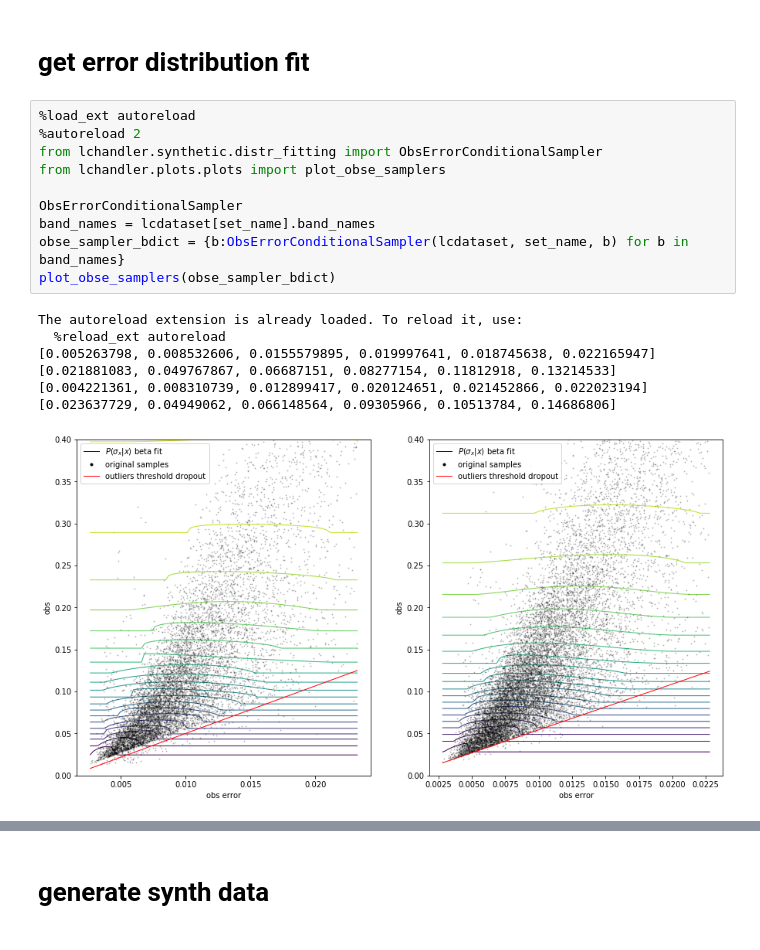
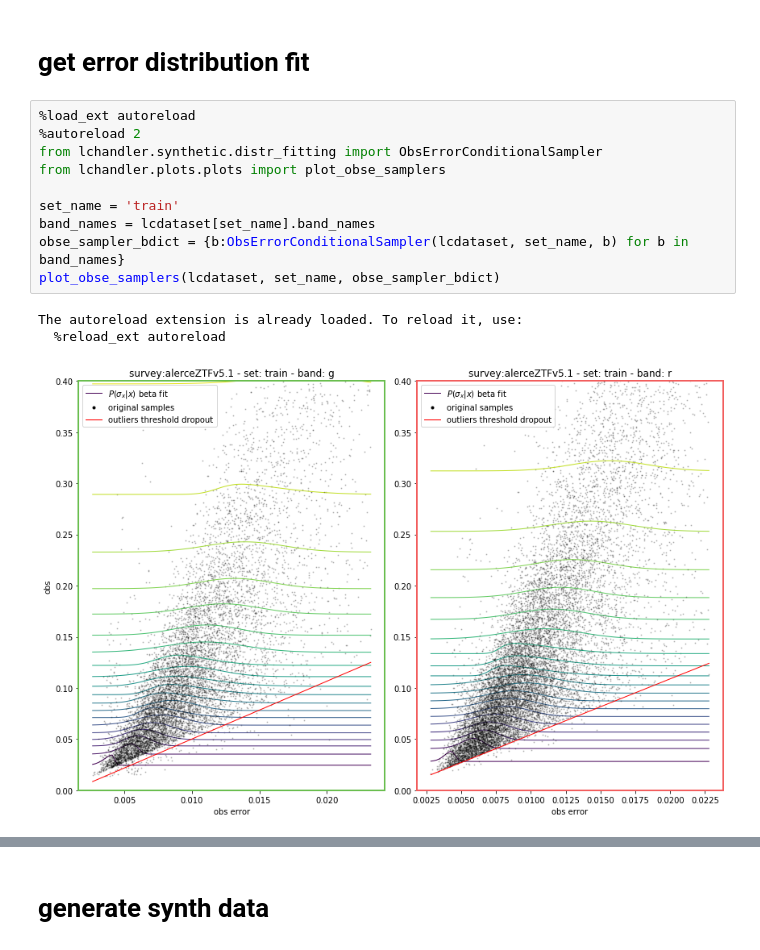
Before and after one commit to oscarpimentel/astro-lightcurves-handler, a Jupyter notebook: experiments/notebooks/create_parametric_model_dataset.ipynb, the cells around one changed output, grey strips where cells are left out. Saved outputs shown, nothing was run; the diff lists cells and outputs as text.

```diff
--- a/experiments/notebooks/create_parametric_model_dataset.ipynb
+++ b/experiments/notebooks/create_parametric_model_dataset.ipynb
@@ -63,19 +63,17 @@ LCDataset(
 # %%
 %load_ext autoreload
 %autoreload 2
 from lchandler.synthetic.distr_fitting import ObsErrorConditionalSampler
 from lchandler.plots.plots import plot_obse_samplers
 
-ObsErrorConditionalSampler
+set_name = 'train'
 band_names = lcdataset[set_name].band_names
 obse_sampler_bdict = {b:ObsErrorConditionalSampler(lcdataset, set_name, b) for b in band_names}
-plot_obse_samplers(obse_sampler_bdict)
+plot_obse_samplers(lcdataset, set_name, obse_sampler_bdict)
 # %% [output]
 The autoreload extension is already loaded. To reload it, use:
   %reload_ext autoreload
-[0.005263798, 0.008532606, 0.0155579895, 0.019997641, 0.018745638, 0.022165947] [0.021881083, 0.049767867, 0.06687151, 0.08277154, 0.11812918, 0.13214533]
-[0.004221361, 0.008310739, 0.012899417, 0.020124651, 0.021452866, 0.022023194] [0.023637729, 0.04949062, 0.066148564, 0.09305966, 0.10513784, 0.14686806]
-[figure, old version]
+[figure, new version]
 # %%
 %load_ext autoreload
 %autoreload 2
```
Also changed, not shown: parts of 3 cells of this notebook, 3 other files.
